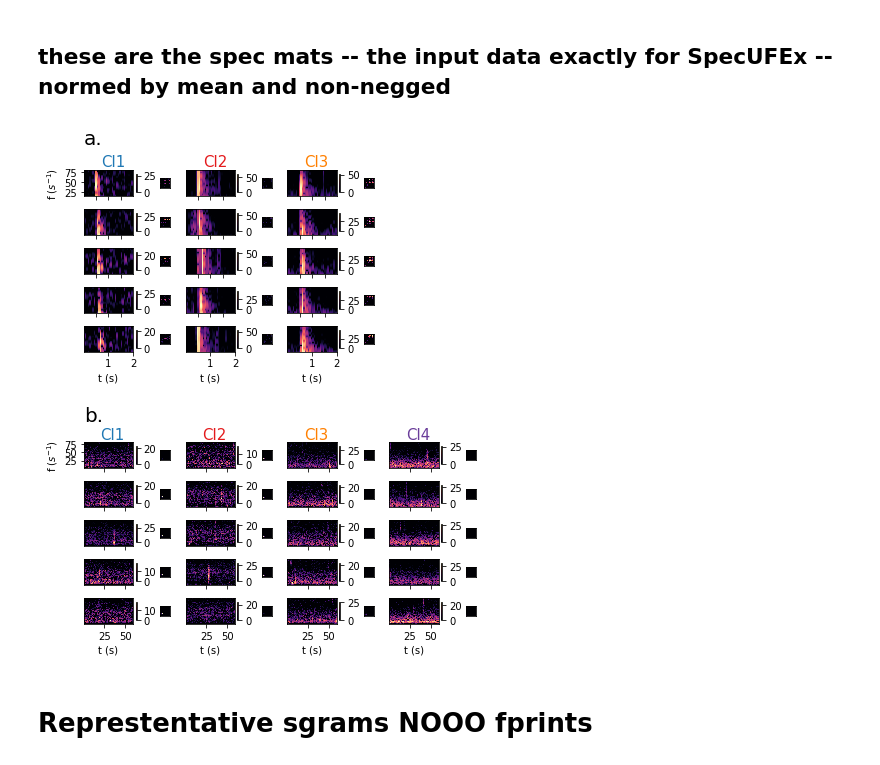
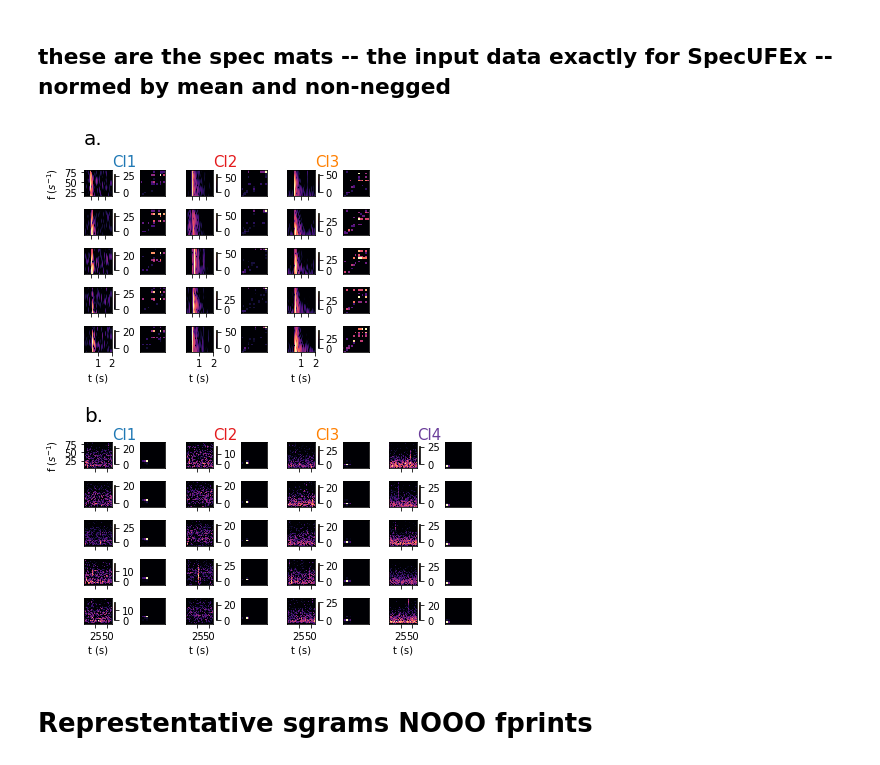
Before and after one commit to tsawi/SawiEtAl_2022, a Jupyter notebook: Events/02_src/plotFigures5_6_11_12.ipynb, the cells around one changed output. Cells and saved outputs as stored; diff of their text form; code cells hidden in the pictures.

```diff
--- a/Events/02_src/plotFigures5_6_11_12.ipynb
+++ b/Events/02_src/plotFigures5_6_11_12.ipynb
@@ -524,8 +524,8 @@ cat00N = swapLabels(cat00N,1,3)
 # %% [markdown]
 ## save new cluster catalogs
 # %%
-saveCats = 1
-loadCats = 0
+saveCats = 0
+loadCats = 1
 # %%
 # # #### overwrite catalogs!!
 if saveCats:
@@ -1604,8 +1470,8 @@ alphaT = .6
 ax=plt.subplot(gs[0:2,0:])
 
 
-# for k in range(1,KoptN+1):
-for k in range(KoptN,0,-1):
+for k in range(1,KoptN+1):
+# for k in range(KoptN,0,-1):
 
 # for k in range(KoptN,-1,-1):
 
@@ -1616,8 +1482,13 @@ for k in range(KoptN,0,-1):
 
     for i, evID in enumerate(catRepK.event_ID):
         evID = int(evID)
-        matSum, specMat = getSpectra(evID,station,path_projN,normed=False)
-        ax.plot(fSTFTN,matSum,lw=1.5,c=colors[k-1],alpha=.3)
+#         matSum, specMat = getSpectra(evID,station,path_projN,normed=False)
+        matSum, specMat, f = getSpectra_fromWF(evID,dataH5_pathN,station,channel,normed=True)
+        ax.plot(f,matSum,lw=1.5,c=colors[k-1],alpha=.2)
+#         rollingFFTN, rollingfN = getSpectra_fromWF3(int(evID),fs,fminN,fmaxN,dataH5_pathN,station,channel,normed=True)
+
+
+#         ax.plot(rollingfN,rollingFFTN,lw=1.5,c=colors[k-1],alpha=.3)
         plt.grid('on')
 
 
@@ -1627,14 +1498,14 @@ for k in range(KoptN,0,-1):
     ax.spines['bottom'].set_visible(True)
 
 #     ax.set_ylabel("20*log10(|counts/s$^2$|$^2$)")
-    ax.set_ylabel("Normalized dB")
+    ax.set_ylabel("PSD")
 
     ax.set_xlabel('$f (Hz)$',labelpad=4)
 
 #     plt.xscale('log')
 ax.set_title('a.',fontsize=atext,loc='left')
 sm = plt.cm.ScalarMappable(cmap=cmap2,norm=None)
-
+ax.set_xlim(fminN,fmaxN)
 # cbar = plt.colorbar(sm,label='Cluster',orientation='vertical',shrink=.7,pad=.1);
 cbar = fig.colorbar(sm, ticks=[.125, .375, .625 , .875],label='Cluster',orientation='vertical',shrink=.7,pad=.05)
 cbar.ax.set_yticklabels(['1', '2', '3','4'])
@@ -1790,5 +1661,5 @@ sss = 30
 gs.update(wspace=1.5,hspace=2)
 
 
-plt.savefig(pathFig+ f'11a_NoiseResults_noHist.png', dpi=300)
+plt.savefig(pathFig+ f'11a_NoiseResults_noHist.jpg',dpi=300)
 # %% [output]
@@ -2245,7 +2116,7 @@ sss = 30
 gs = gridspec.GridSpec(nRows,nCols)
 
 
-
+pad = .07
 
 tfont = 14
 
@@ -2265,7 +2136,8 @@ for k in range(1,Kopt+1):
     for i, evID in enumerate(catRep5k.event_ID):
 
 
-        ax=plt.subplot(gs[i+1,(k-1)*4+1:(k-1)*4+4])
+#         ax=plt.subplot(gs[i+1,(k-1)*4+1:(k-1)*4+4])
+        ax=plt.subplot(gs[i+1,(k-1)*4+1:(k-1)*4+3])
 
 
         ##SGram
@@ -2279,7 +2151,7 @@ for k in range(1,Kopt+1):
 #         plt.clim(0,50)
 
         if i ==0:
-            ax.text(.7,90,labelss[k-1],color=colors[k-1],fontsize=ttt)
+            ax.text(2,90,labelss[k-1],color=colors[k-1],fontsize=ttt)
 
 
 
@@ -2330,7 +2202,7 @@ for k in range(1,Kopt+1):
     for i, evID in enumerate(catRep5k.event_ID):
 
 
-        ax=plt.subplot(gs[i+1,(k-1)*4 +4])
+        ax=plt.subplot(gs[i+1,(k-1)*4 +3:(k-1)*4 +5])
 
 
         ax.set_aspect('equal')
@@ -2353,7 +2225,7 @@ for k in range(1,Kopt+1):
 
 
 
-######SGRAM   ####NOISE######NOISE######NOISE
+######SGRAM####NOISE######NOISE######NOISE
 #####NOISE######NOISE######NOISE
 #####NOISE######NOISE######NOISE
 #####NOISE######NOISE######NOISE
@@ -2366,7 +2238,7 @@ for k in range(1,KoptN+1):
     for i, evID in enumerate(catRep5kN.event_ID):
 
 
-        ax=plt.subplot(gs[i+8,(k-1)*4+1:(k-1)*4+4])
+        ax=plt.subplot(gs[i+8,(k-1)*4+1:(k-1)*4+3])
 
 
         ##SGram
@@ -2377,7 +2249,7 @@ for k in range(1,KoptN+1):
         plt.colorbar(pad=pad, shrink=shrink,label='',orientation='vertical')
 
         if i ==0:
-            ax.text(20,90,labelss[k-1],color=colors[k-1],fontsize=ttt)
+            ax.text(60,90,labelss[k-1],color=colors[k-1],fontsize=ttt)
 
         if i == 4:
 
@@ -2413,7 +2285,7 @@ for k in range(1,KoptN+1):
     for i, evID in enumerate(catRep5kN.event_ID):
 
 
-        ax=plt.subplot(gs[i+8,(k-1)*4 +4])
+        ax=plt.subplot(gs[i+8,(k-1)*4 +3:(k-1)*4 +5])
 
 
 
@@ -2423,35 +2295,35 @@ for k in range(1,KoptN+1):
 
         #normalize fps by local max
         ##     fp = fp / np.max(fp)
 
         ## plot FP
         ax.pcolormesh(fp,cmap=cm.magma)#, aspect='auto')
         ax.set_aspect('equal')
 
         ax.set_xticklabels([])
         ax.set_xticklabels('')
         ax.set_xticks([])
         ax.set_yticklabels([])
         ax.set_yticklabels('')
         ax.set_yticks([])
 
 
 
 
 
 # ax.text(0,140,'Icequakes',color='k',fontsize=25)
 # ax.text(0,140,'Noise',color='k',fontsize=25)
 
 # ax.text(-15,-110,'a.',color='k',fontsize=sss)
 # ax.text(80,-110,'b.',color='k',fontsize=sss)
 # ax.text(-15,-4,'c.',color='k',fontsize=sss)
 # ax.text(80,-4,'d.',color='k',fontsize=sss)
 
 gs.update(hspace=.5,wspace=1.5)
 
-plt.savefig(pathFig + "repFPSgram.png", dpi=300,bbox_inches='tight')
+plt.savefig(pathFig + "12_repFPSgram.jpg",dpi=300,bbox_inches='tight')
 # %% [output]
-[figure, old version]
+[figure, new version]
 # %% [markdown]
 # Represtentative sgrams NOOO fprints
 # %%
```
Also changed, not shown: parts of 23 cells of this notebook, 5 other files.
